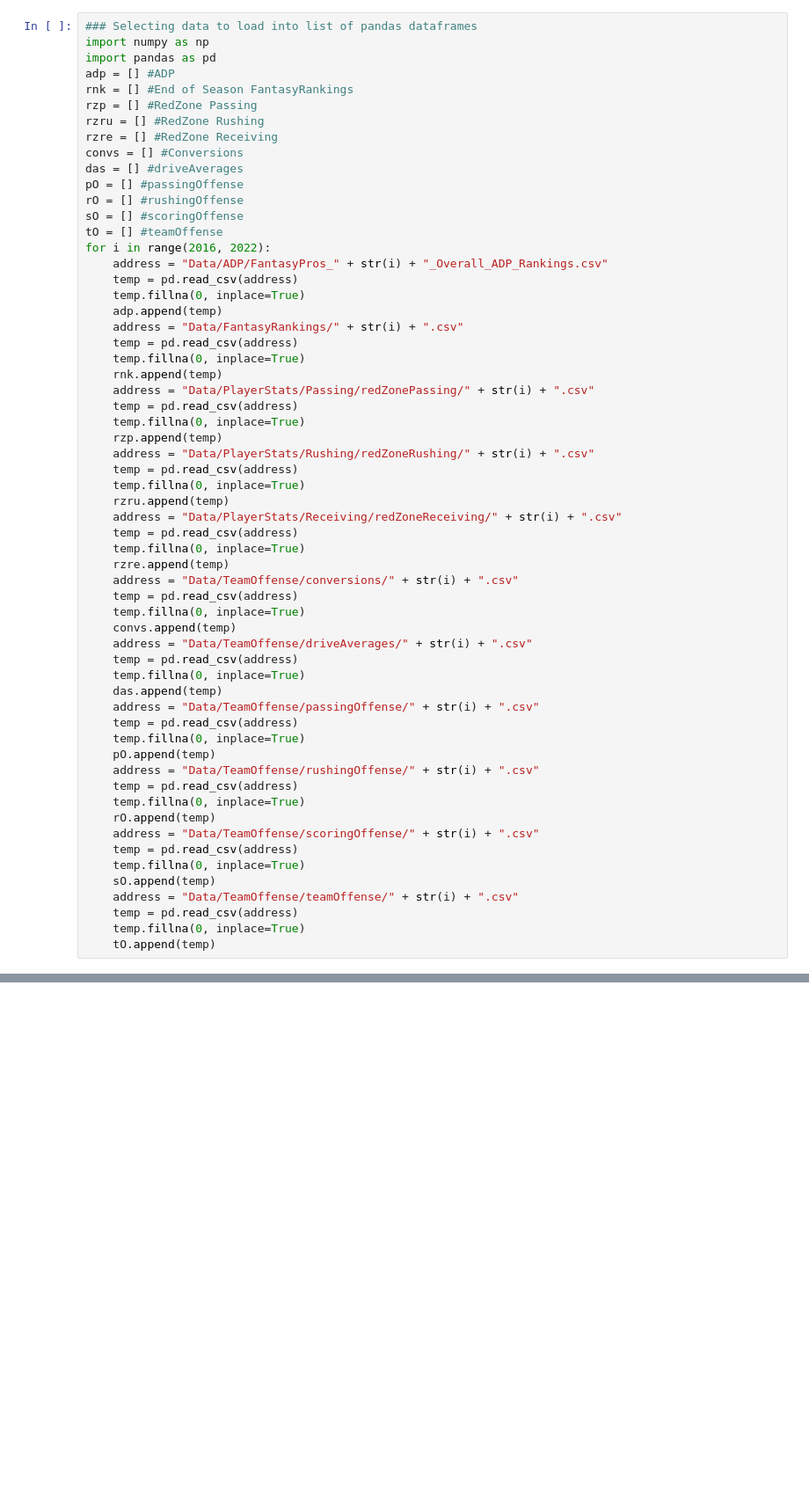
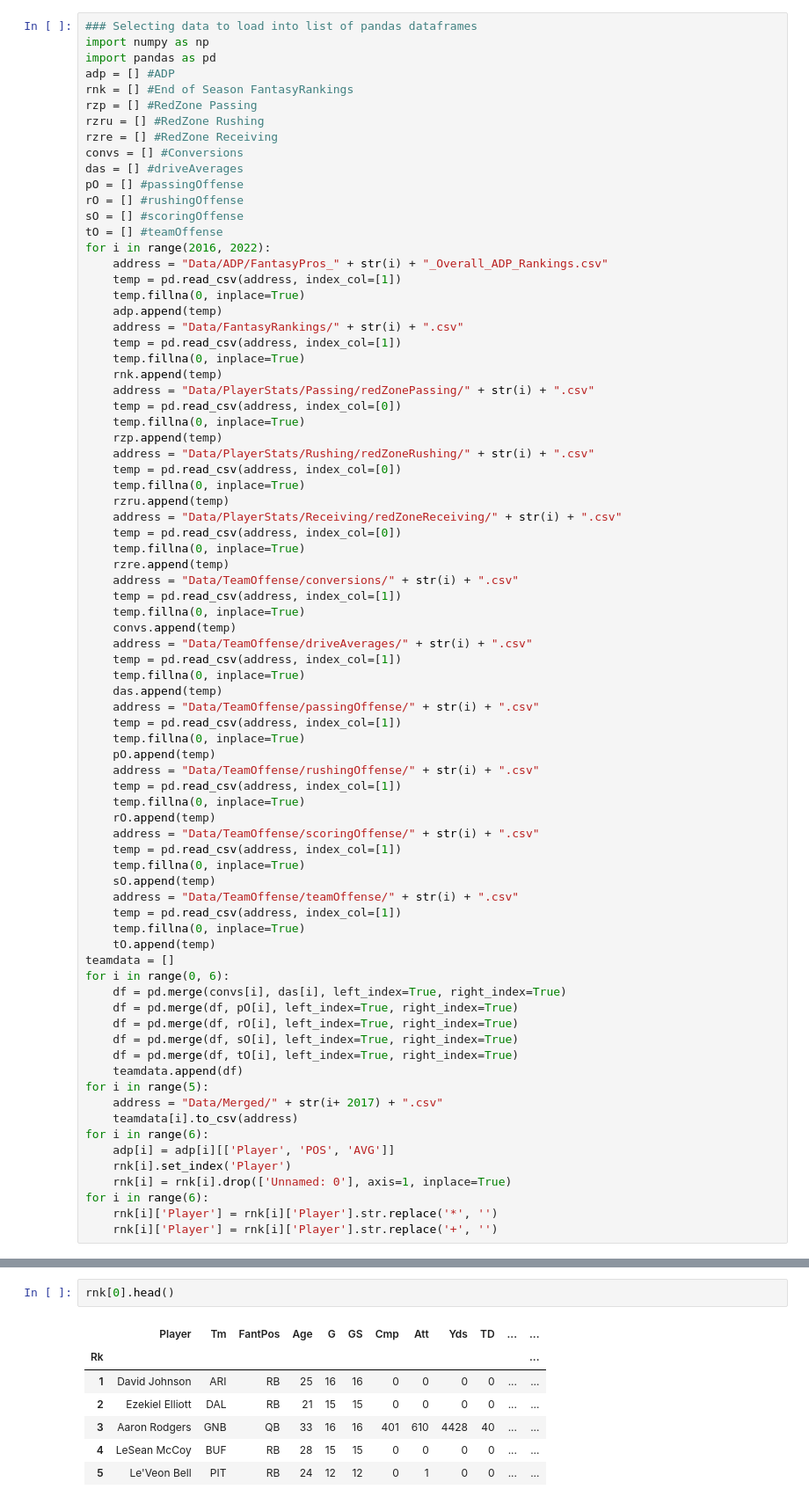
Before and after one commit to kahshiuhtang/Draft-Adivisor, a Jupyter notebook: Notebooks/TeamStudy.ipynb, the cells around one changed output, grey strips where cells are left out. Shown: that part at 88% size. Saved outputs shown, nothing was run; the diff lists cells and outputs as text; blank space fills up the shorter version.

Commit message:
Combined Team Data

```diff
--- a/Notebooks/TeamStudy.ipynb
+++ b/Notebooks/TeamStudy.ipynb
@@ -65,46 +71,64 @@ sO = [] #scoringOffense
 tO = [] #teamOffense
 for i in range(2016, 2022):
     address = "Data/ADP/FantasyPros_" + str(i) + "_Overall_ADP_Rankings.csv"
-    temp = pd.read_csv(address)
+    temp = pd.read_csv(address, index_col=[1])
     temp.fillna(0, inplace=True)
     adp.append(temp)
     address = "Data/FantasyRankings/" + str(i) + ".csv"
-    temp = pd.read_csv(address)
+    temp = pd.read_csv(address, index_col=[1])
     temp.fillna(0, inplace=True)
     rnk.append(temp)
     address = "Data/PlayerStats/Passing/redZonePassing/" + str(i) + ".csv"
-    temp = pd.read_csv(address)
+    temp = pd.read_csv(address, index_col=[0])
     temp.fillna(0, inplace=True)
     rzp.append(temp)
     address = "Data/PlayerStats/Rushing/redZoneRushing/" + str(i) + ".csv"
-    temp = pd.read_csv(address)
+    temp = pd.read_csv(address, index_col=[0])
     temp.fillna(0, inplace=True)
     rzru.append(temp)
     address = "Data/PlayerStats/Receiving/redZoneReceiving/" + str(i) + ".csv"
-    temp = pd.read_csv(address)
+    temp = pd.read_csv(address, index_col=[0])
     temp.fillna(0, inplace=True)
     rzre.append(temp)
     address = "Data/TeamOffense/conversions/" + str(i) + ".csv"
-    temp = pd.read_csv(address)
+    temp = pd.read_csv(address, index_col=[1])
     temp.fillna(0, inplace=True)
     convs.append(temp)
     address = "Data/TeamOffense/driveAverages/" + str(i) + ".csv"
-    temp = pd.read_csv(address)
+    temp = pd.read_csv(address, index_col=[1])
     temp.fillna(0, inplace=True)
     das.append(temp)
     address = "Data/TeamOffense/passingOffense/" + str(i) + ".csv"
-    temp = pd.read_csv(address)
+    temp = pd.read_csv(address, index_col=[1])
     temp.fillna(0, inplace=True)
     pO.append(temp)
     address = "Data/TeamOffense/rushingOffense/" + str(i) + ".csv"
-    temp = pd.read_csv(address)
+    temp = pd.read_csv(address, index_col=[1])
     temp.fillna(0, inplace=True)
     rO.append(temp)
     address = "Data/TeamOffense/scoringOffense/" + str(i) + ".csv"
-    temp = pd.read_csv(address)
+    temp = pd.read_csv(address, index_col=[1])
     temp.fillna(0, inplace=True)
     sO.append(temp)
     address = "Data/TeamOffense/teamOffense/" + str(i) + ".csv"
-    temp = pd.read_csv(address)
+    temp = pd.read_csv(address, index_col=[1])
     temp.fillna(0, inplace=True)
     tO.append(temp)
+teamdata = []
+for i in range(0, 6):
+    df = pd.merge(convs[i], das[i], left_index=True, right_index=True)
+    df = pd.merge(df, pO[i], left_index=True, right_index=True)
+    df = pd.merge(df, rO[i], left_index=True, right_index=True)
+    df = pd.merge(df, sO[i], left_index=True, right_index=True)
+    df = pd.merge(df, tO[i], left_index=True, right_index=True)
+    teamdata.append(df)
+for i in range(5):
+    address = "Data/Merged/" + str(i+ 2017) + ".csv"
+    teamdata[i].to_csv(address)
+for i in range(6):
+    adp[i] = adp[i][['Player', 'POS', 'AVG']]
+    rnk[i].set_index('Player')
+    rnk[i] = rnk[i].drop(['Unnamed: 0'], axis=1, inplace=True)
+for i in range(6):
+    rnk[i]['Player'] = rnk[i]['Player'].str.replace('*', '')
+    rnk[i]['Player'] = rnk[i]['Player'].str.replace('+', '')
@@ -163,0 +205,10 @@ names = {"DET": "Detroit Lions",
+# %%
+rnk[0].head()
+# %% [output]
+|  | Player | Tm | FantPos | Age | G | GS | Cmp | Att | Yds | TD | ... | ... |
+| Rk |  |  |  |  |  |  |  |  |  |  |  | ... |
+| 1 | David Johnson | ARI | RB | 25 | 16 | 16 | 0 | 0 | 0 | 0 | ... | ... |
+| 2 | Ezekiel Elliott | DAL | RB | 21 | 15 | 15 | 0 | 0 | 0 | 0 | ... | ... |
+| 3 | Aaron Rodgers | GNB | QB | 33 | 16 | 16 | 401 | 610 | 4428 | 40 | ... | ... |
+| 4 | LeSean McCoy | BUF | RB | 28 | 15 | 15 | 0 | 0 | 0 | 0 | ... | ... |
+| 5 | Le'Veon Bell | PIT | RB | 24 | 12 | 12 | 0 | 1 | 0 | 0 | ... | ... |
```
Also changed, not shown: parts of 11 cells of this notebook, 49 other files.
